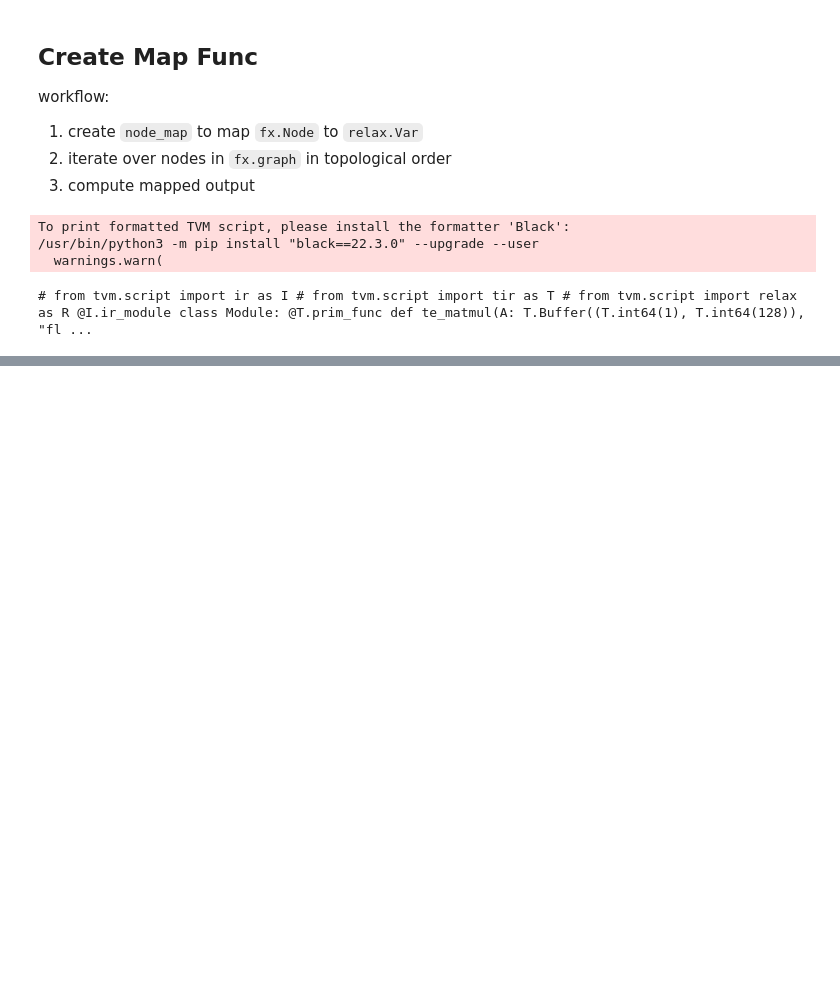
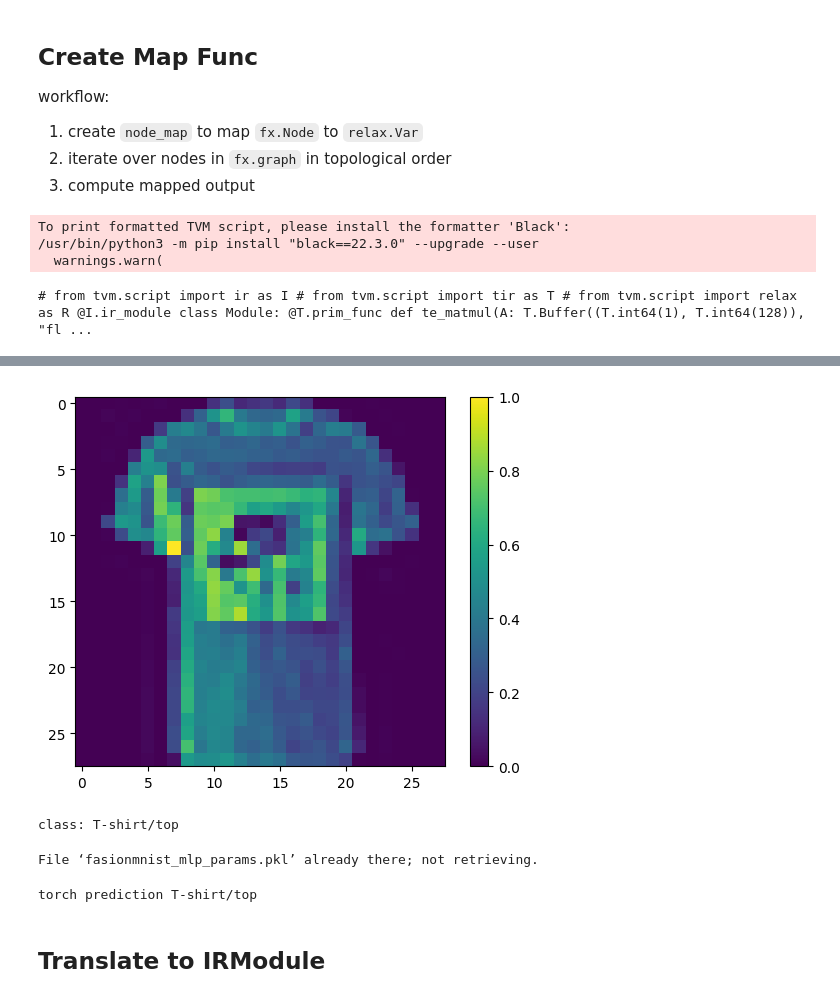
Before and after one commit to XueyanZhang/MachineLearningCompilation, a Jupyter notebook: 6_Integration_with_ML_Framework.ipynb, the cells around one changed output, grey strips where cells are left out. Cells and saved outputs as stored; diff of their text form; code cells hidden in the pictures; blank space fills up the shorter version.

Commit message:
FashionMNIST translate

```diff
--- a/6_Integration_with_ML_Framework.ipynb
+++ b/6_Integration_with_ML_Framework.ipynb
@@ -314,0 +319,17 @@ To print formatted TVM script, please install the formatter 'Black':
+# %%
+import torch
+import torchvision
+
+# load data
+test_data = torchvision.datasets.FashionMNIST(
+    root='data',
+    train=False,
+    download=True,
+    transform=torchvision.transforms.ToTensor()
+)
+test_loader = torch.utils.data.DataLoader(test_data, batch_size=1, shuffle=True)
+class_names = ['T-shirt/top', 'Trouser', 'Pullover', 'Dress', 'Coat',
+               'Sandal', 'Shirt', 'Sneaker', 'Bag', 'Ankle boot']
+img, label = next(iter(test_loader))
+print(img.shape)
+img = img.reshape(1, 28, 28).numpy()
@@ -314,0 +354,22 @@ To print formatted TVM script, please install the formatter 'Black':
+# %%
+# plot img
+import matplotlib.pyplot as plt
+
+plt.figure()
+plt.imshow(img[0])
+plt.colorbar()
+plt.grid(False)
+plt.show()
+
+print("class:", class_names[label[0]])
+# %% [output]
+[figure, added]
+class: T-shirt/top
+# %%
+# download trained parameters
+import pickle as pkl
+
+!wget -nc https://github.com/mlc-ai/web-data/raw/main/models/fasionmnist_mlp_params.pkl
+mlp_params = pkl.load(open("fasionmnist_mlp_params.pkl", "rb"))
+# %% [output]
+File ‘fasionmnist_mlp_params.pkl’ already there; not retrieving.
@@ -314,0 +390,17 @@ To print formatted TVM script, please install the formatter 'Black':
+# %%
+# init mlp w/ param
+mlp_model = MLP()
+mlp_model.linear0.weight.data = torch.from_numpy(mlp_params["w0"])
+mlp_model.linear0.bias.data = torch.from_numpy(mlp_params["b0"])
+mlp_model.linear1.weight.data = torch.from_numpy(mlp_params["w1"])
+mlp_model.linear1.bias.data = torch.from_numpy(mlp_params["b1"])
+
+torch_res = mlp_model(torch.from_numpy(img.reshape(1, 784)))
+
+pred_kind = np.argmax(torch_res.detach().numpy(), axis=1)
+print("torch prediction", class_names[pred_kind[0]])
+# success prediction
+# %% [output]
+torch prediction T-shirt/top
+# %% [markdown]
+## Translate to IRModule
```
Also changed, not shown: parts of 9 cells of this notebook.
